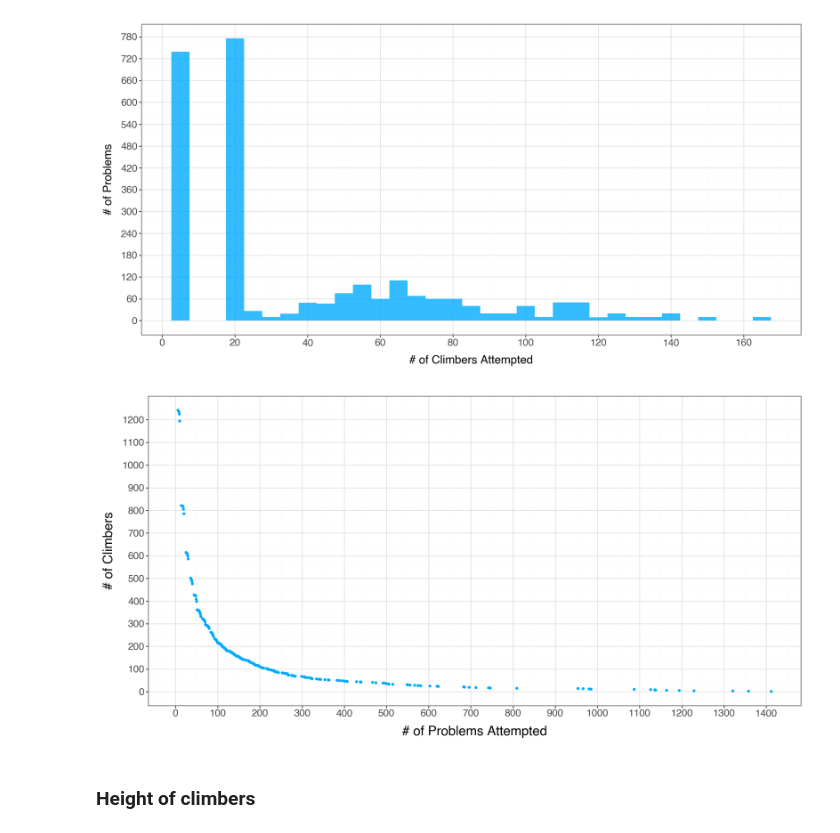
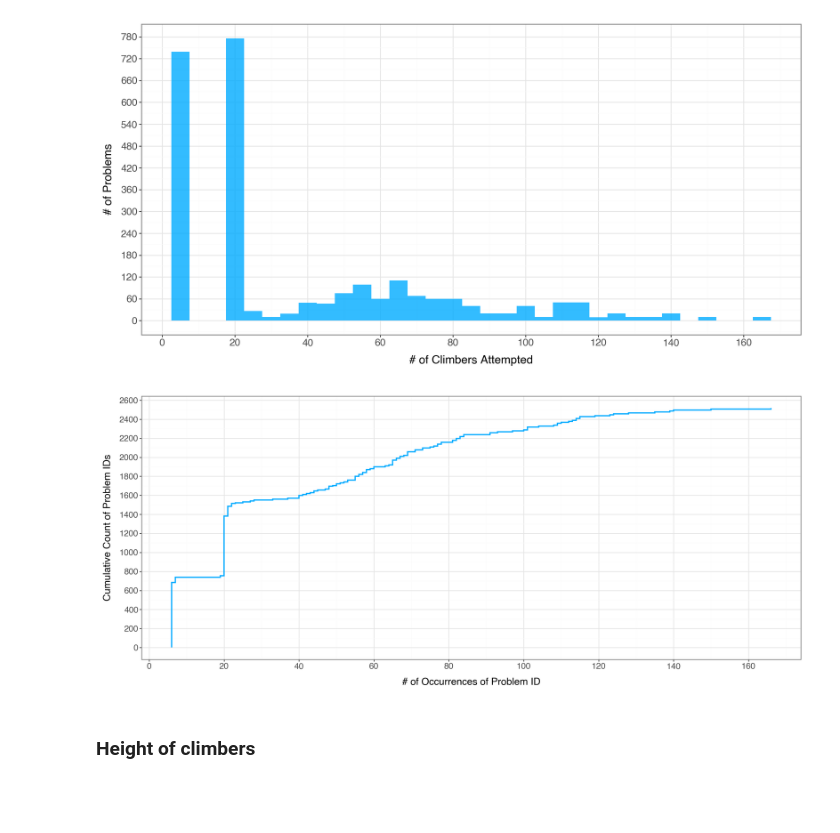
Before and after one commit to baronet2/boulder2vec, a Jupyter notebook: eda.ipynb, the cells around one changed output. Saved outputs shown, nothing was run; the diff lists cells and outputs as text; code cells hidden in the pictures; blank space fills up the shorter version.

Commit message:
eda figures

```diff
--- a/eda.ipynb
+++ b/eda.ipynb
@@ -72,35 +101,35 @@ p.save('problem_id_frequency_histogram_plotnine.png', dpi=300)
 p
 # %% [output]
 [figure]
-# %%
-unique_attempts = sorted(attempt_counts.unique())
-cumulative_distribution = [sum(attempt_counts >= level) for level in unique_attempts]
-
-plot_df = pd.DataFrame({
-    'Attempts': unique_attempts,
-    'Climbers': cumulative_distribution
-})
-p = (
-    ggplot(plot_df, aes(x='Attempts', y='Climbers'))
-    + geom_point(color='#00abff', size=1)
-    + labs(x='# of Problems Attempted', y='# of Climbers')
-    + scale_y_continuous(
-        breaks = range(0,1250,100))
-    + scale_x_continuous(
-        breaks = range(0,1833,100))
-    + theme_bw()
-    + theme(
-        axis_title_x=element_text(size=16),
-        axis_title_y=element_text(size=16),
-        axis_text_x=element_text(size=12),
-        axis_text_y=element_text(size=12))
-)
-
-p.save('results/eda/cdf_climber_attempts', dpi=300)
-
-p
-# %% [output]
-[figure, removed]
+# %%
+problem_id_counts = df['Problem_ID'].value_counts().reset_index()
+problem_id_counts.columns = ['Problem_ID', 'Occurrences']
+
+problem_id_counts = problem_id_counts.sort_values('Occurrences')
+problem_id_counts['Cumulative_Count'] = range(1, len(problem_id_counts) + 1)
+plotnine.options.figure_size = (14,6)
+
+p = (
+    ggplot(problem_id_counts, aes(x='Occurrences', y='Cumulative_Count'))
+    + geom_step(direction='hv', color='#00abff', size=1)
+    + labs(
+        x='# of Occurrences of Problem ID',
+        y='Cumulative Count of Problem IDs'
+    )
+    + theme_bw()
+    + theme(
+        axis_title=element_text(size=14),
+        axis_text=element_text(size=12)
+    )
+    + scale_x_continuous(breaks=range(0, 170, 20))
+    + scale_y_continuous(breaks=range(0, 2700, 200))
+)
+
+p.save('results/eda/problem_id_occurrence_cdf.png', dpi=300)
+
+p
+# %% [output]
+[figure, added]
 # %% [markdown]
 ### Height of climbers
 # %%
```
Also changed, not shown: parts of 2 cells of this notebook.
